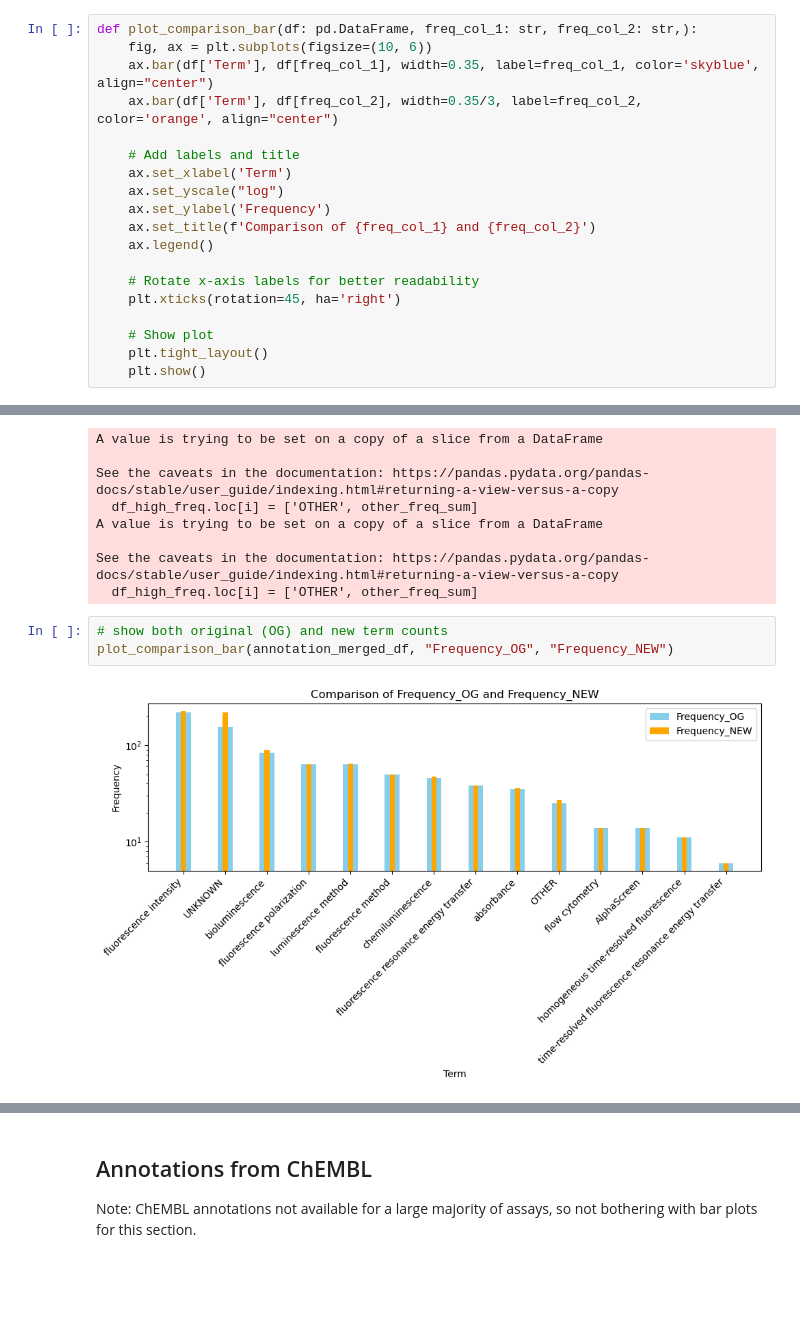
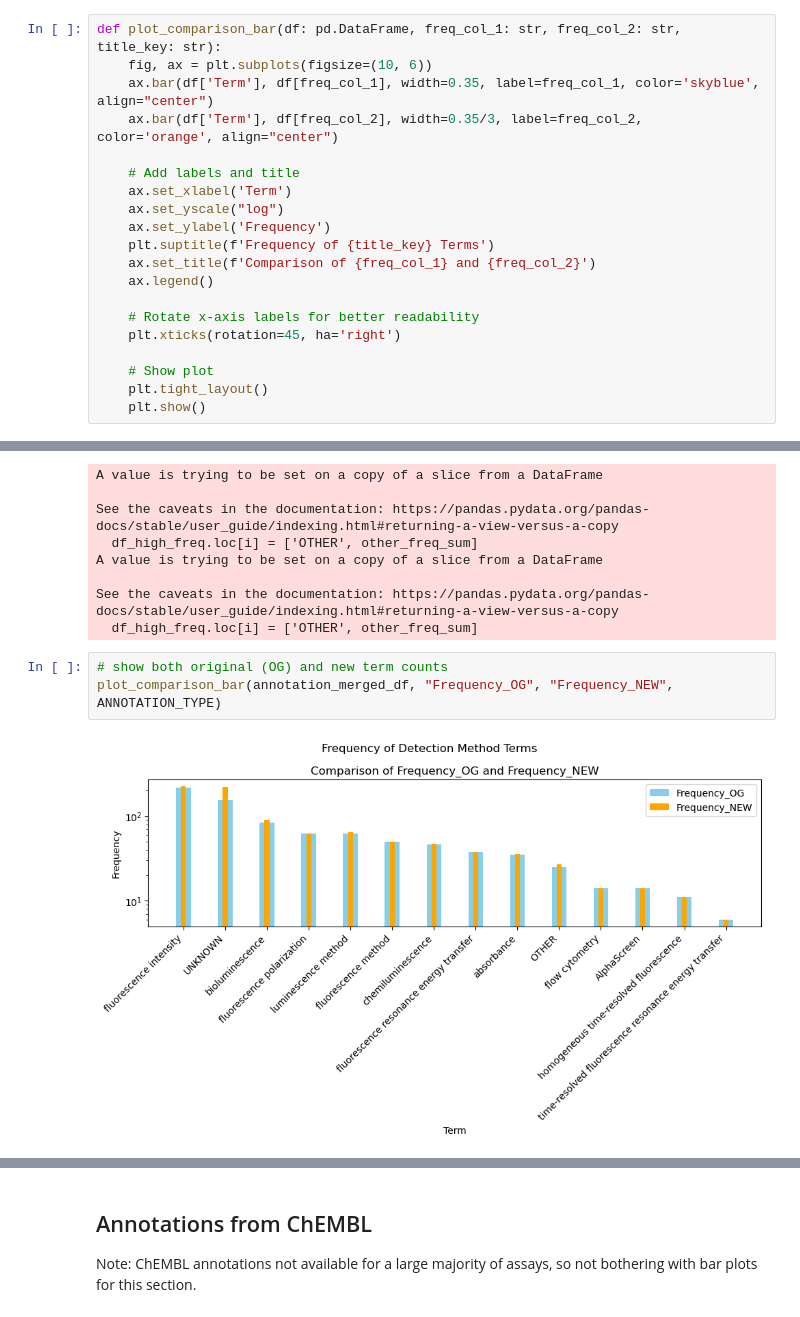
Before and after one commit to unmtransinfo/Badapple2, a Jupyter notebook: src/notebooks/assay_annotations_compare.ipynb, the cells around one changed output, grey strips where cells are left out. Saved outputs shown, nothing was run; the diff lists cells and outputs as text; blank space fills up the shorter version.

```diff
--- a/src/notebooks/assay_annotations_compare.ipynb
+++ b/src/notebooks/assay_annotations_compare.ipynb
@@ -113,5 +96,5 @@ def plot_term_counts(frequency_df: pd.DataFrame, key: str, expected_assays: int,
 # %%
-def plot_comparison_bar(df: pd.DataFrame, freq_col_1: str, freq_col_2: str,):
+def plot_comparison_bar(df: pd.DataFrame, freq_col_1: str, freq_col_2: str, title_key: str):
     fig, ax = plt.subplots(figsize=(10, 6))
     ax.bar(df['Term'], df[freq_col_1], width=0.35, label=freq_col_1, color='skyblue', align="center")
     ax.bar(df['Term'], df[freq_col_2], width=0.35/3, label=freq_col_2, color='orange', align="center")
@@ -120,6 +103,7 @@ def plot_comparison_bar(df: pd.DataFrame, freq_col_1: str, freq_col_2: str,):
     ax.set_xlabel('Term')
     ax.set_yscale("log")
     ax.set_ylabel('Frequency')
+    plt.suptitle(f'Frequency of {title_key} Terms')
     ax.set_title(f'Comparison of {freq_col_1} and {freq_col_2}')
     ax.legend()
 
@@ -292,6 +266,6 @@ See the caveats in the documentation: https://pandas.pydata.org/pandas-docs/stab
   df_high_freq.loc[i] = ['OTHER', other_freq_sum]
 # %%
 # show both original (OG) and new term counts
-plot_comparison_bar(annotation_merged_df, "Frequency_OG", "Frequency_NEW")
+plot_comparison_bar(annotation_merged_df, "Frequency_OG", "Frequency_NEW", ANNOTATION_TYPE)
 # %% [output]
-[figure, old version]
+[figure, new version]
```
Also changed, not shown: parts of 6 cells of this notebook.
